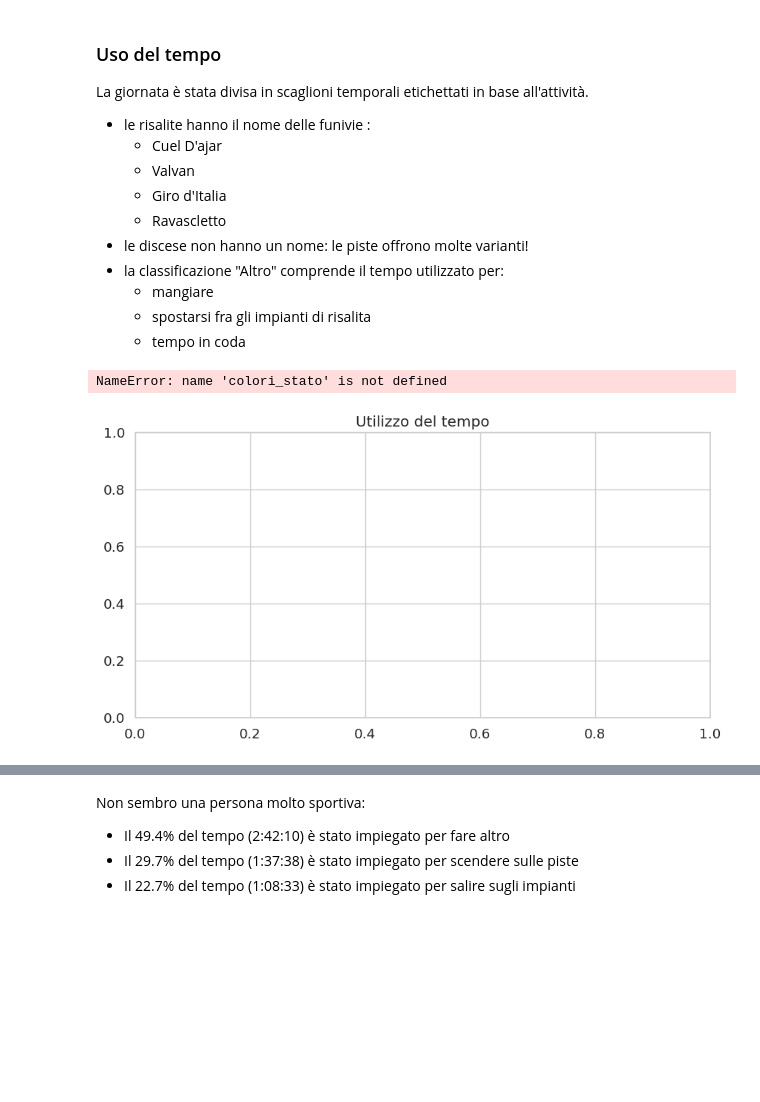
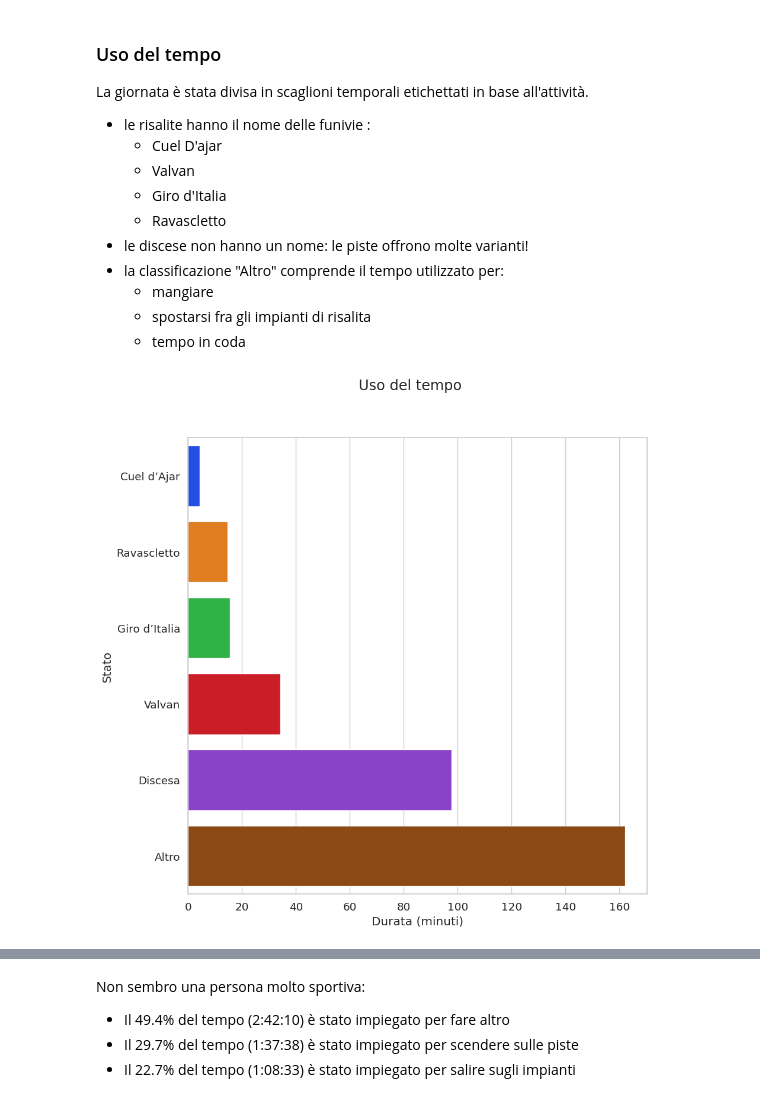
Before and after one commit to thomasmassarutto/DataSlopes, a Jupyter notebook: DataSlopes.ipynb, the cells around one changed output, grey strips where cells are left out. Drawn from its saved outputs; the diff is of its cells as text; code cells hidden in the pictures; blank space fills up the shorter version.

Commit message:
barplot

```diff
--- a/DataSlopes.ipynb
+++ b/DataSlopes.ipynb
@@ -533,29 +495,42 @@ tempo_sorted = tempo.sort_values(by='tempo_totale_minuti', ascending=False)
-# %%
-plt.figure(figsize=(10, 5))
-plt.title('Utilizzo del tempo')
-
-
-colori_risalite_1 = tempo_sorted['stato'].map(colori_stato).fillna('graey')
-
-## bar per vert barh per orizz
-plt.barh(tempo_sorted['stato'],
-        tempo_sorted['tempo_totale_minuti'],
-        color=colori_risalite_1
-        )
-
-plt.xlabel('Tempo Totale (minuti)')
-plt.ylabel('Stato')
-plt.grid(axis='x',
-        linestyle='--')
-
-## percentuali su giornata
-for i in range(len(tempo_sorted)):
-    plt.text(tempo_sorted['tempo_totale_minuti'].iloc[i],
-             i,
-             str(tempo_sorted['tempo_percentuale'].iloc[i].round(1)) + "%",
-             va='center')
-
-plt.show()
-# %% [output]
-NameError: name 'colori_stato' is not defined
-[figure, removed]
+# %%
+tempo_per_stato = gdf1.groupby('stato')['delta_tempo'].sum().reset_index()
+tempo_per_stato.columns = ['stato', 'tempo_totale_secondi']
+
+conteggio_stati = df_stato['stato'].value_counts().reset_index()
+conteggio_stati.columns= [ 'stato', 'conteggio']
+
+
+tempo_per_stato = pd.merge(
+                tempo_per_stato, conteggio_stati,
+                on= 'stato',
+                how= 'left', ## mantiene la colonna 'Altro'
+                ).fillna(1) ## colonna 'Altro' -> Nan -> 1
+
+tempo_per_stato['tempo_medio_secondi'] = tempo_per_stato['tempo_totale_secondi'] / tempo_per_stato['conteggio']
+
+tempo_per_stato['tempo_totale_minuti'] = tempo_per_stato['tempo_totale_secondi'] / 60
+tempo_per_stato['tempo_medio_minuti'] = tempo_per_stato['tempo_totale_secondi'] / 60
+
+
+tempo_per_stato.sort_values(by='tempo_totale_secondi', inplace= True)
+#tempo_per_stato.head(20)
+# %%
+f, ax = plt.subplots(1, 1, figsize=(10, 10))
+
+f.suptitle("Uso del tempo")
+
+sns.barplot(
+            data=tempo_per_stato,
+            y="stato",
+            x="tempo_totale_minuti",
+            orient='h',
+            hue='stato',
+            palette= 'bright'
+            )
+
+ax.set_ylabel("Stato")
+ax.set_xlabel("Durata (minuti)")
+
+plt.show()
+# %% [output]
+[figure, added]
```
Also changed, not shown: parts of 11 cells of this notebook.
